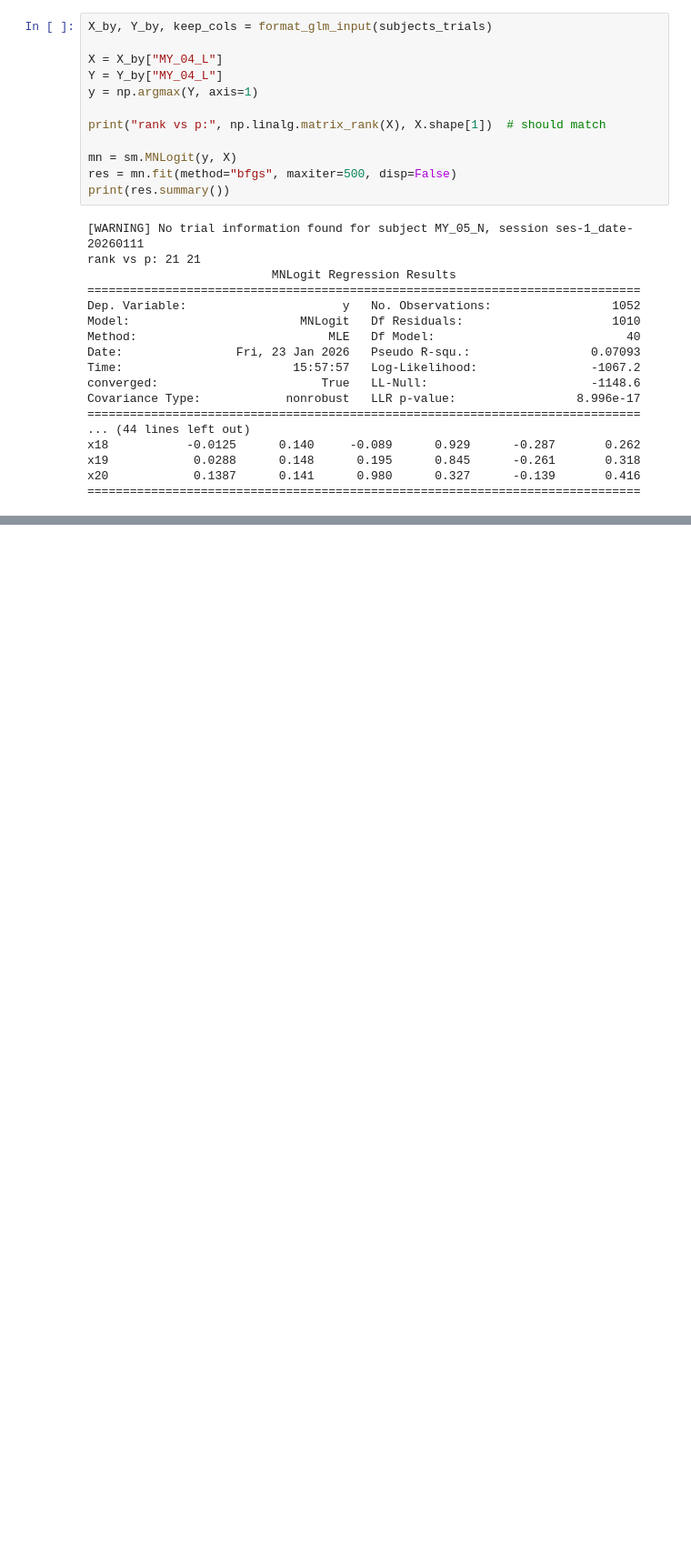
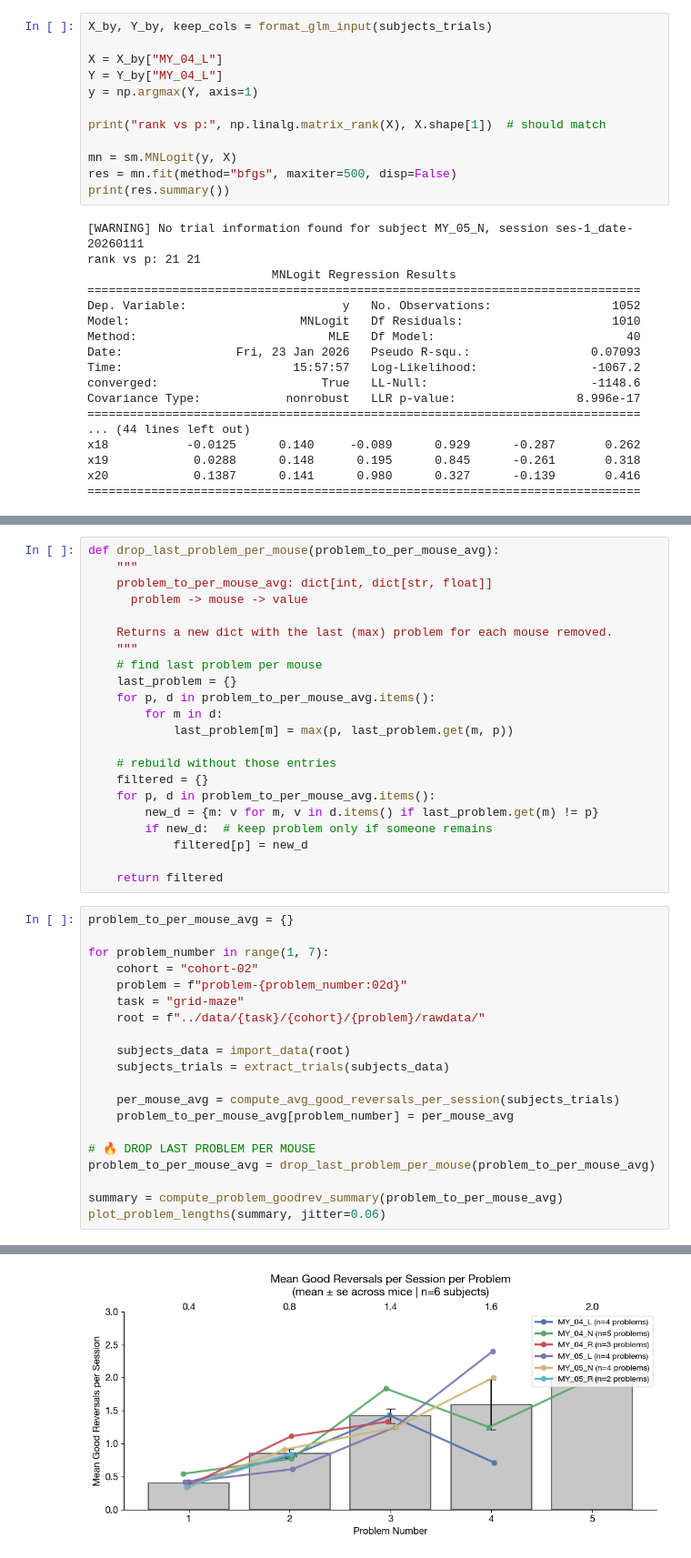
Before and after one commit to megyoung430/magnitude-bandit-analysis, a Jupyter notebook: scripts/testing_code.ipynb, the cells around one changed output, grey strips where cells are left out. Shown at 91% size. Drawn from its saved outputs; the diff is of its cells as text; blank space fills up the shorter version.

```diff
--- a/scripts/testing_code.ipynb
+++ b/scripts/testing_code.ipynb
@@ -640,0 +1262,43 @@ plot_problem_lengths(summary, jitter=0.06, save_path=None)  # or save_path="outp
+# %%
+def drop_last_problem_per_mouse(problem_to_per_mouse_avg):
+    """
+    problem_to_per_mouse_avg: dict[int, dict[str, float]]
+      problem -> mouse -> value
+
+    Returns a new dict with the last (max) problem for each mouse removed.
+    """
+    # find last problem per mouse
+    last_problem = {}
+    for p, d in problem_to_per_mouse_avg.items():
+        for m in d:
+            last_problem[m] = max(p, last_problem.get(m, p))
+
+    # rebuild without those entries
+    filtered = {}
+    for p, d in problem_to_per_mouse_avg.items():
+        new_d = {m: v for m, v in d.items() if last_problem.get(m) != p}
+        if new_d:  # keep problem only if someone remains
+            filtered[p] = new_d
+
+    return filtered
+# %%
+problem_to_per_mouse_avg = {}
+
+for problem_number in range(1, 7):
+    cohort = "cohort-02"
+    problem = f"problem-{problem_number:02d}"
+    task = "grid-maze"
+    root = f"../data/{task}/{cohort}/{problem}/rawdata/"
+
+    subjects_data = import_data(root)
+    subjects_trials = extract_trials(subjects_data)
+
+    per_mouse_avg = compute_avg_good_reversals_per_session(subjects_trials)
+    problem_to_per_mouse_avg[problem_number] = per_mouse_avg
+
+# 🔥 DROP LAST PROBLEM PER MOUSE
+problem_to_per_mouse_avg = drop_last_problem_per_mouse(problem_to_per_mouse_avg)
+
+summary = compute_problem_goodrev_summary(problem_to_per_mouse_avg)
+plot_problem_lengths(summary, jitter=0.06)
+# %% [output]
@@ -640,0 +1317 @@ plot_problem_lengths(summary, jitter=0.06, save_path=None)  # or save_path="outp
+[figure, added]
```
Also changed, not shown: parts of 15 cells of this notebook, 9 other files.
